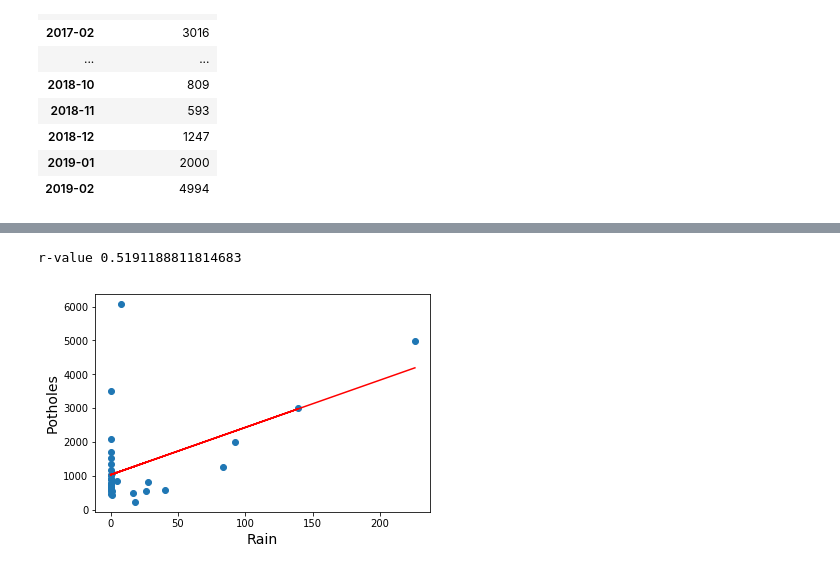
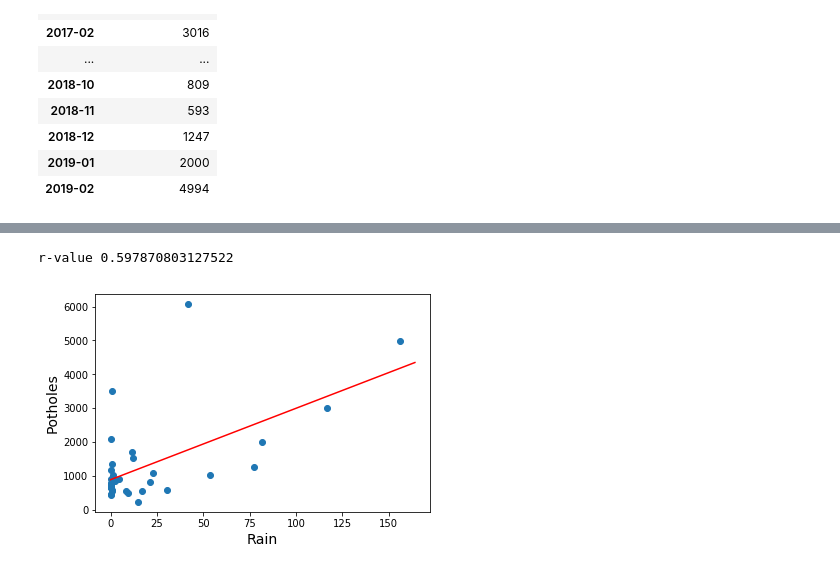
Before and after one commit to lidiomarx/SD-Potholes, a Jupyter notebook: RainData.ipynb, the cells around one changed output, grey strips where cells are left out. Cells and saved outputs as stored; diff of their text form; code cells hidden in the pictures.

```diff
--- a/RainData.ipynb
+++ b/RainData.ipynb
@@ -89,3 +89,6 @@ pothole_reports
 | 2018-12 | 1247 |
 | 2019-01 | 2000 |
 | 2019-02 | 4994 |
+# %%
+new_df = pd.read_csv('./data/san-diego-rain-data.csv')
+new_df.head()
@@ -93,7 +103,7 @@ pothole_reports
 import matplotlib.pyplot as plt
 
 
-fig, ax1 = plt.subplots(figsize=(14,6))
+fig, ax1 = plt.subplots(figsize=(14,5))
 
 x1 = list(range(len(df2)))
 y1 = df2['Total Rain (mm)']
@@ -101,15 +111,22 @@ y1 = df2['Total Rain (mm)']
 x2 = list(range(len(pothole_reports)))
 y2 = pothole_reports['Service Requests']
 
-ax1.set_ylabel('Total Rain (mm)', color='blue', fontsize=14)
+ax1.set_ylabel('Total Rain (mm)', color='blue', fontsize=18)
 ax1.plot(x1,y1,marker='o', color='blue')
 #ax1.set_xticklabels(df2.index, rotation='vertical')
-plt.xticks(x1,df2.index,rotation='vertical')
-ax1.tick_params(axis='y', labelcolor='blue')
+plt.xticks(x1,df2.index,rotation='vertical', fontsize=16)
+ax1.tick_params(axis='y', labelcolor='blue', labelsize=16)
+
+y3 = new_df['Rain (mm)']
+ax1.plot(x1, y3, '--ob')
 
 ax2 = ax1.twinx()
 
-ax2.set_ylabel('Service Requests', color='red', fontsize=14)
+ax2.set_ylabel('Service Requests', color='red', fontsize=18)
 ax2.plot(x2,y2,marker='o', color='red')
-ax2.tick_params(axis='y', labelcolor='red')
+ax2.tick_params(axis='y', labelcolor='red', labelsize=16)
+
+plt.tight_layout()
+
+plt.savefig('rain_vs_potholes.png')
 # %% [output]
@@ -117,23 +173,27 @@ ax2.tick_params(axis='y', labelcolor='red')
 # %%
 from scipy.stats import linregress
 import numpy as np
 
 rain, pothole = [], []
-for a,b in zip(y1,y2):
-    rain.append(a)
-    pothole.append(b)
+for r1, r2, p in zip(y1,y3,y2):
+    rain.append( (r1+r2)/2.0 )
+    pothole.append(p)
 
 rain = np.array(rain)
 pothole = np.array(pothole)
 
 plt.scatter(rain,pothole)
 plt.xlabel('Rain', fontsize=14)
 plt.ylabel('Potholes', fontsize=14)
 
+rain = np.array(rain)
+pothole = np.array(pothole)
+
 (slope, intercept, rvalue, _, _) = linregress(rain, pothole)
-fit = slope * rain + intercept
-plt.plot(rain, fit, 'r-')
+rain2 = np.array([0,1.05*max(rain)])
+fit = slope * rain2 + intercept
+plt.plot(rain2, fit, 'r-')
 print(f'r-value {rvalue}')
 # %% [output]
-r-value 0.5191188811814683
+r-value 0.597870803127522
-[figure, old version]
+[figure, new version]
```
Also changed, not shown: parts of 4 cells of this notebook, 4 other files.
